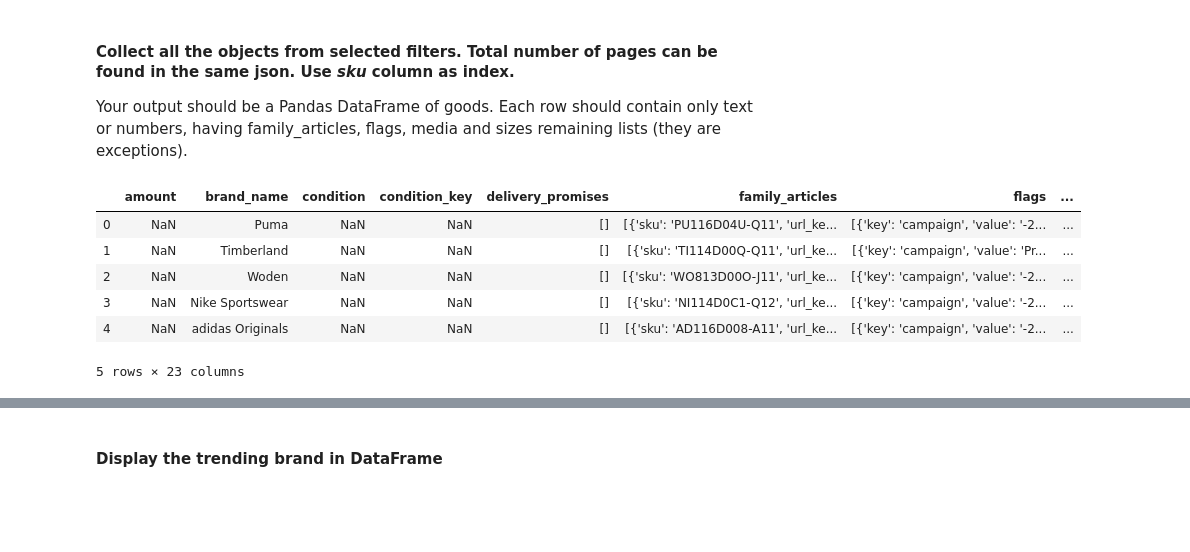
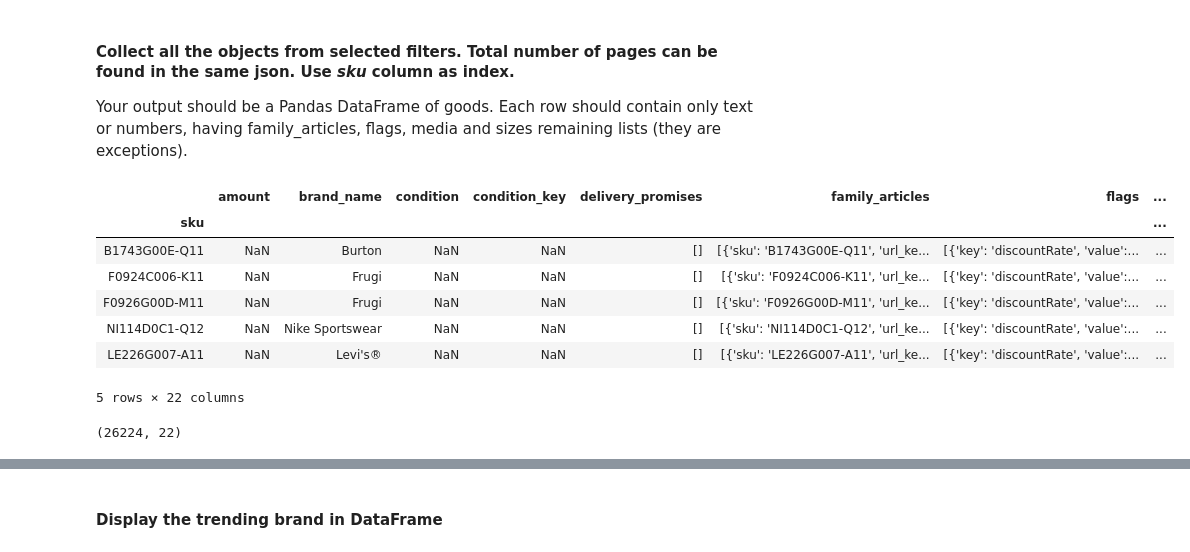
Before and after one commit to ironhack-bcn-data-june-2020/15-lab-parsing-API-data, a Jupyter notebook: your-code/guided-lesson.ipynb, the cells around one changed output, grey strips where cells are left out. Cells and saved outputs as stored; diff of their text form; code cells hidden in the pictures; blank space fills up the shorter version.

```diff
--- a/your-code/guided-lesson.ipynb
+++ b/your-code/guided-lesson.ipynb
@@ -126,28 +130,29 @@ Your output should be a Pandas DataFrame of goods. Each row should contain only
 # %%
 # Get the total number of pages
 total_pages = results['pagination']['page_count']
 (f'Total pages: {total_pages}')
 
 # Your code
 # offset starts with 0
 df = pd.DataFrame()
 for page in range(total_pages):
     k=84*page
     api_url = f'https://www.zalando.fr/api/catalog/articles'
     headers = {'user-agent': 'Mozilla/5.0 (Windows NT 10.0; Win64; x64) AppleWebKit/537.36 (KHTML, like Gecko) Chrome/84.0.4147.105 Safari/537.36'}
     query = {'categories':'promo-enfant','limit': 84,'offset':{k},'sort':'popularity'}
     response = requests.get(api_url, headers = headers, params=query)
     results = response.json()
     goods = json_normalize(results['articles'])
-    goods.set_index('sku')
-    df = df.append(goods)
+    goods.set_index('sku', inplace = True)
+    df = df.append(goods, sort = True)
 
 df.head()
 # %% [output]
 |  | amount | brand_name | condition | condition_key | delivery_promises | family_articles | flags | ... |
-| 0 | NaN | Puma | NaN | NaN | [] | [{'sku': 'PU116D04U-Q11', 'url_ke... | [{'key': 'campaign', 'value': '-2... | ... |
-| 1 | NaN | Timberland | NaN | NaN | [] | [{'sku': 'TI114D00Q-Q11', 'url_ke... | [{'key': 'campaign', 'value': 'Pr... | ... |
-| 2 | NaN | Woden | NaN | NaN | [] | [{'sku': 'WO813D00O-J11', 'url_ke... | [{'key': 'campaign', 'value': '-2... | ... |
-| 3 | NaN | Nike Sportswear | NaN | NaN | [] | [{'sku': 'NI114D0C1-Q12', 'url_ke... | [{'key': 'campaign', 'value': '-2... | ... |
-| 4 | NaN | adidas Originals | NaN | NaN | [] | [{'sku': 'AD116D008-A11', 'url_ke... | [{'key': 'campaign', 'value': '-2... | ... |
+| sku |  |  |  |  |  |  |  | ... |
+| B1743G00E-Q11 | NaN | Burton | NaN | NaN | [] | [{'sku': 'B1743G00E-Q11', 'url_ke... | [{'key': 'discountRate', 'value':... | ... |
+| F0924C006-K11 | NaN | Frugi | NaN | NaN | [] | [{'sku': 'F0924C006-K11', 'url_ke... | [{'key': 'discountRate', 'value':... | ... |
+| F0926G00D-M11 | NaN | Frugi | NaN | NaN | [] | [{'sku': 'F0926G00D-M11', 'url_ke... | [{'key': 'discountRate', 'value':... | ... |
+| NI114D0C1-Q12 | NaN | Nike Sportswear | NaN | NaN | [] | [{'sku': 'NI114D0C1-Q12', 'url_ke... | [{'key': 'discountRate', 'value':... | ... |
+| LE226G007-A11 | NaN | Levi's® | NaN | NaN | [] | [{'sku': 'LE226G007-A11', 'url_ke... | [{'key': 'discountRate', 'value':... | ... |
-5 rows × 23 columns
+5 rows × 22 columns
@@ -156,0 +159,4 @@ current_page = response['pagination']['current_page']
+# %%
+df.shape
+# %% [output]
+(26224, 22)
```
Also changed, not shown: parts of 13 cells of this notebook, 1 other file.
